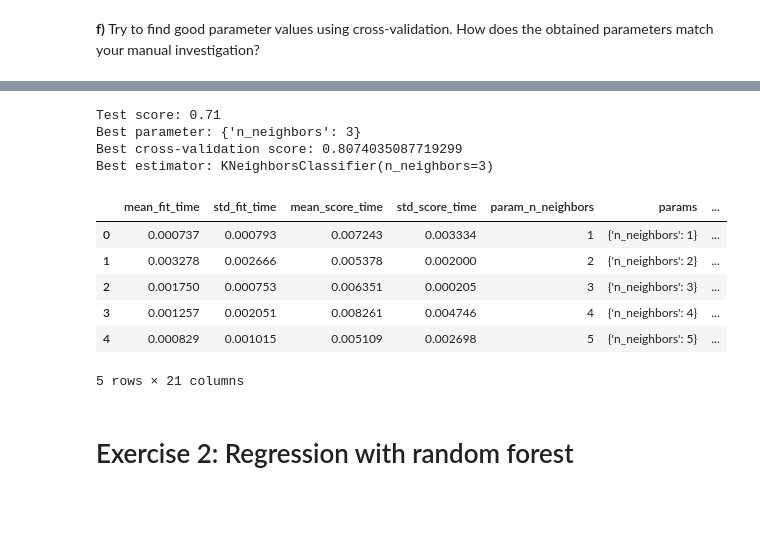
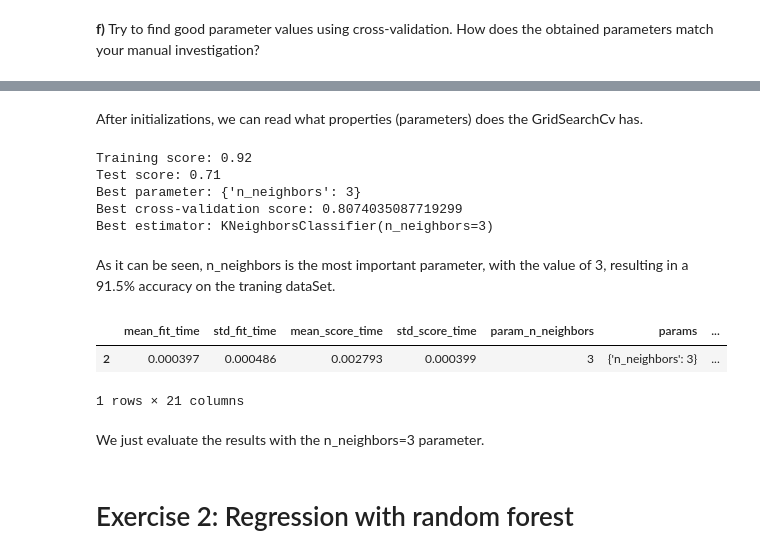
Before and after one commit to rpetro79/MAL-assignment, a Jupyter notebook: Assignment1.ipynb, the cells around one changed output, grey strips where cells are left out. Cells and saved outputs as stored; diff of their text form; code cells hidden in the pictures; blank space fills up the shorter version.

```diff
--- a/Assignment1.ipynb
+++ b/Assignment1.ipynb
@@ -316,29 +341,31 @@ WTF should I bullshit here?!?! My head hurts, fuck this whole shit, im outaa her
+# %% [markdown]
+After initializations, we can read what properties (parameters) does the GridSearchCv has.
 # %%
-from sklearn.model_selection import GridSearchCV
-from sklearn.neighbors import KNeighborsClassifier
-
-parameters = {'n_neighbors': range(1,10)}
-grid_search = GridSearchCV(KNeighborsClassifier(), parameters, cv=5, return_train_score=True)
 X_train, X_test, c_train, c_test = train_test_split(data['data'], c, random_state=0)
 grid_search.fit(X_train, c_train)
 
+print("Training score: {:.2f}".format(grid_search.score(X_train, c_train)))
 print("Test score: {:.2f}".format(grid_search.score(X_test, c_test)))
 print("Best parameter: {}".format(grid_search.best_params_))
 print("Best cross-validation score: {}".format(grid_search.best_score_))
 print("Best estimator: {}".format(grid_search.best_estimator_))
-pd.DataFrame(grid_search.cv_results_).head()
 # %% [output]
+Training score: 0.92
 Test score: 0.71
 Best parameter: {'n_neighbors': 3}
 Best cross-validation score: 0.8074035087719299
 Best estimator: KNeighborsClassifier(n_neighbors=3)
-|  | mean_fit_time | std_fit_time | mean_score_time | std_score_time | param_n_neighbors | params | ... |
-| 0 | 0.000737 | 0.000793 | 0.007243 | 0.003334 | 1 | {'n_neighbors': 1} | ... |
-| 1 | 0.003278 | 0.002666 | 0.005378 | 0.002000 | 2 | {'n_neighbors': 2} | ... |
-| 2 | 0.001750 | 0.000753 | 0.006351 | 0.000205 | 3 | {'n_neighbors': 3} | ... |
-| 3 | 0.001257 | 0.002051 | 0.008261 | 0.004746 | 4 | {'n_neighbors': 4} | ... |
-| 4 | 0.000829 | 0.001015 | 0.005109 | 0.002698 | 5 | {'n_neighbors': 5} | ... |
-5 rows × 21 columns
+# %% [markdown]
+As it can be seen, n_neighbors is the most important parameter, with the value of 3, resulting in a 91.5% accuracy on the traning dataSet.
+# %%
+dataFrame = pd.DataFrame(grid_search.cv_results_)
+dataFrame.loc[dataFrame['param_n_neighbors'] == 3]
+# %% [output]
+|  | mean_fit_time | std_fit_time | mean_score_time | std_score_time | param_n_neighbors | params | ... |
+| 2 | 0.000397 | 0.000486 | 0.002793 | 0.000399 | 3 | {'n_neighbors': 3} | ... |
+1 rows × 21 columns
+# %% [markdown]
+We just evaluate the results with the n_neighbors=3 parameter.
 # %% [markdown]
 # Exercise 2: Regression with random forest
 # %% [markdown]
```
Also changed, not shown: parts of 7 cells of this notebook.
